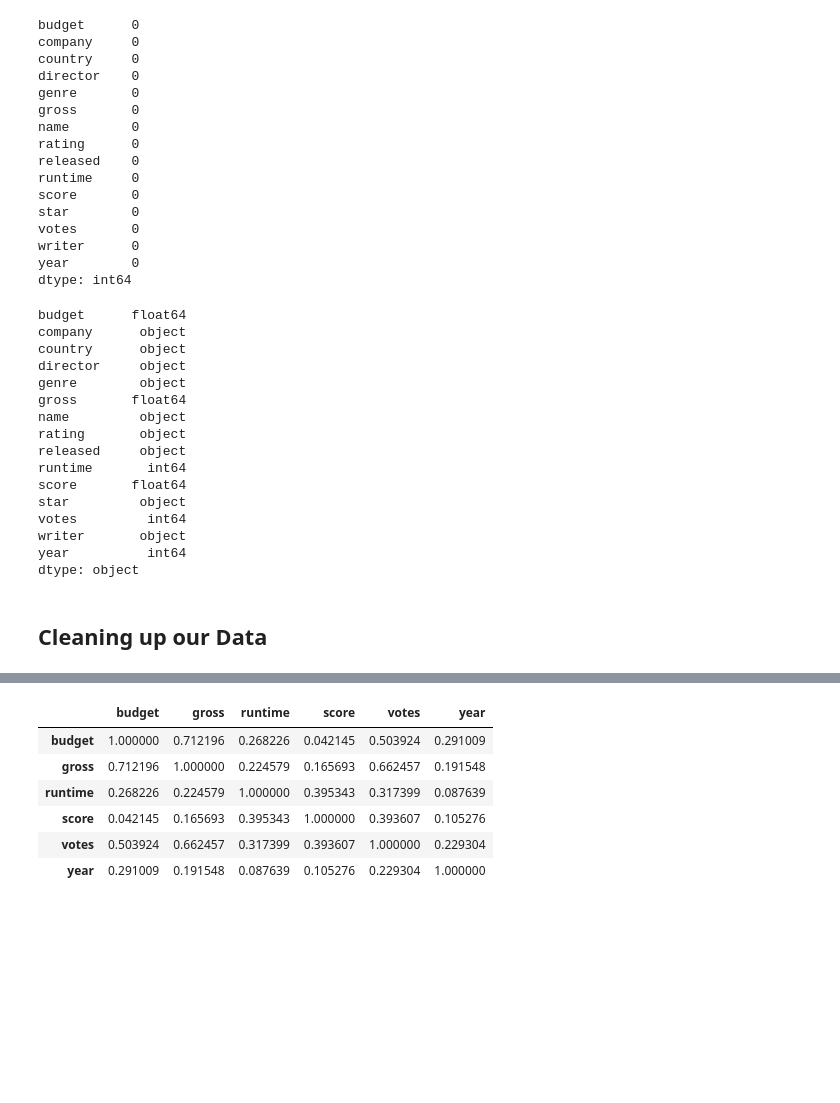
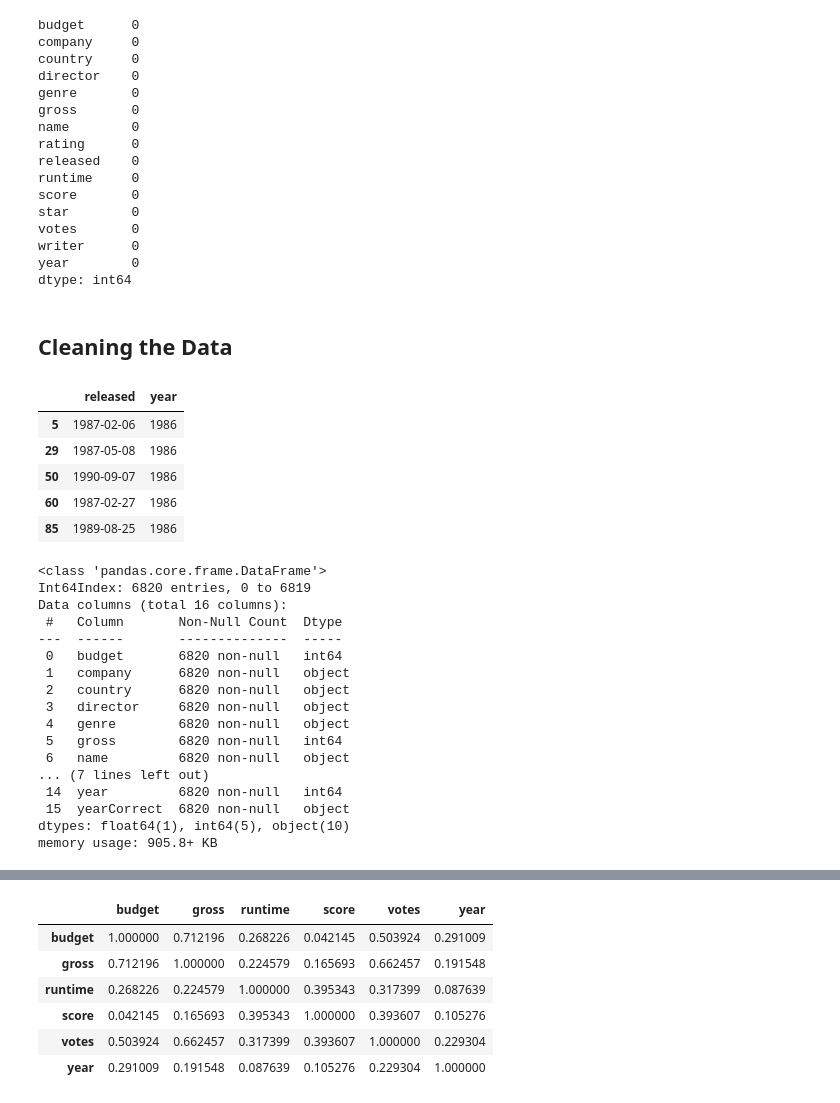
Before and after one commit to AvinashBisram/Data-Analysis-Projects, a Jupyter notebook: Movie Correlation with Python/Movie Correlation with Python.ipynb, the cells around one changed output, grey strips where cells are left out. Cells and saved outputs as stored; diff of their text form; code cells hidden in the pictures; blank space fills up the shorter version.

```diff
--- a/Movie Correlation with Python/Movie Correlation with Python.ipynb
+++ b/Movie Correlation with Python/Movie Correlation with Python.ipynb
@@ -56,27 +97,6 @@ votes       0
 writer      0
 year        0
 dtype: int64
-# %%
-# Data types of our columns
-
-df.dtypes
-# %% [output]
-budget      float64
-company      object
-country      object
-director     object
-genre        object
-gross       float64
-name         object
-rating       object
-released     object
-runtime       int64
-score       float64
-star         object
-votes         int64
-writer       object
-year          int64
-dtype: object
 # %% [markdown]
-<h2><b>Cleaning up our Data</b></h2>
+<h2><b>Cleaning the Data</b></h2>
 # %%
@@ -84,4 +104,15 @@ dtype: object
 
 df['budget'] = df['budget'].astype('int64')
 df['gross'] = df['gross'].astype('int64')
+# %%
+# Noticing discrepancy where the year in df['year'] is not the same as the year in df['released']
+
+df[['released','year']][df['year'] != (df['released'].astype('str').str[:4].astype('int64'))].head()
+# %% [output]
+|  | released | year |
+| 5 | 1987-02-06 | 1986 |
+| 29 | 1987-05-08 | 1986 |
+| 50 | 1990-09-07 | 1986 |
+| 60 | 1987-02-27 | 1986 |
+| 85 | 1989-08-25 | 1986 |
 # %%
@@ -93,3 +124,25 @@ df['yearCorrect'] = df['released'].astype('str').str[:4]
 
 df.drop_duplicates(keep='first', inplace=True)
+# %%
+# A quick look at our cleaned data info
+
+df.info()
+# %% [output]
+<class 'pandas.core.frame.DataFrame'>
+Int64Index: 6820 entries, 0 to 6819
+Data columns (total 16 columns):
+ #   Column       Non-Null Count  Dtype
+---  ------       --------------  -----
+ 0   budget       6820 non-null   int64
+ 1   company      6820 non-null   object
+ 2   country      6820 non-null   object
+ 3   director     6820 non-null   object
+ 4   genre        6820 non-null   object
+ 5   gross        6820 non-null   int64
+ 6   name         6820 non-null   object
+... (7 lines left out)
+ 14  year         6820 non-null   int64
+ 15  yearCorrect  6820 non-null   object
+dtypes: float64(1), int64(5), object(10)
+memory usage: 905.8+ KB
 # %% [markdown]
```
Also changed, not shown: parts of 18 cells of this notebook.
